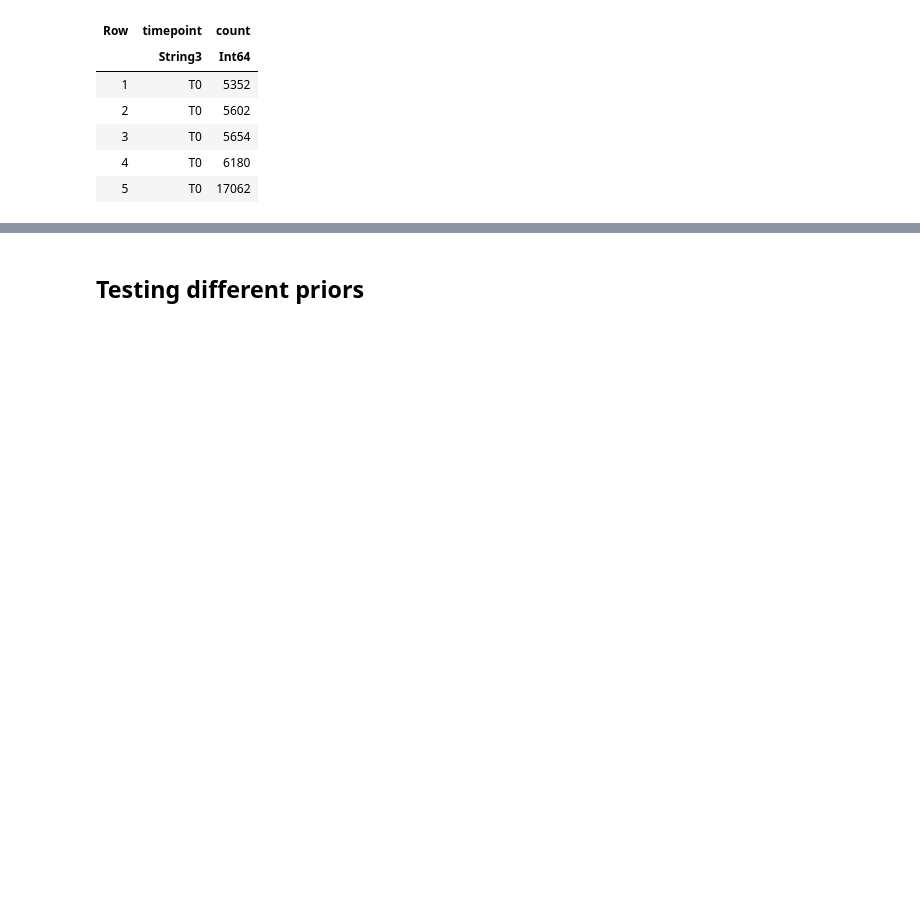
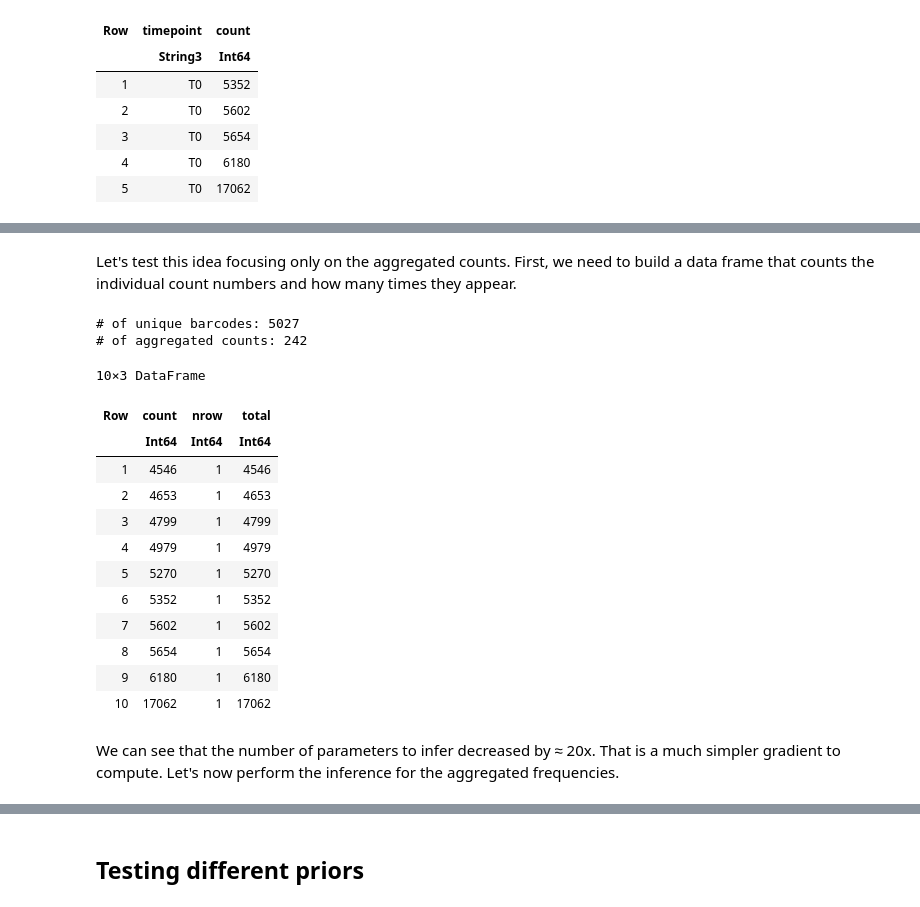
Before and after one commit to mrazomej/bayesian_fitness, a Jupyter notebook: code/exploratory/bayesian_multinomial_dirichlet.ipynb, the cells around one changed output, grey strips where cells are left out. Saved outputs shown, nothing was run; the diff lists cells and outputs as text; code cells hidden in the pictures; blank space fills up the shorter version.

```diff
--- a/code/exploratory/bayesian_multinomial_dirichlet.ipynb
+++ b/code/exploratory/bayesian_multinomial_dirichlet.ipynb
@@ -293,3 +344,36 @@ inference.
+# %% [markdown]
+Let's test this idea focusing only on the aggregated counts. First, we need to
+build a data frame that counts the individual count numbers and how many times
+they appear.
+# %%
+# Count rows with a particular count number
+data_bin = DF.combine(DF.groupby(data, :count, sort=true), DF.nrow)
+# Add column with added counts
+data_bin[!, :total] = data_bin.count .* data_bin.nrow
+
+println("# of unique barcodes: $(size(data, 1))")
+println("# of aggregated counts: $(size(data_bin, 1))")
+last(data_bin, 10)
+# %% [output]
+# of unique barcodes: 5027
+# of aggregated counts: 242
+10×3 DataFrame
+| Row | count | nrow | total |
+|  | Int64 | Int64 | Int64 |
+| 1 | 4546 | 1 | 4546 |
+| 2 | 4653 | 1 | 4653 |
+| 3 | 4799 | 1 | 4799 |
+| 4 | 4979 | 1 | 4979 |
+| 5 | 5270 | 1 | 5270 |
+| 6 | 5352 | 1 | 5352 |
+| 7 | 5602 | 1 | 5602 |
+| 8 | 5654 | 1 | 5654 |
+| 9 | 6180 | 1 | 6180 |
+| 10 | 17062 | 1 | 17062 |
+# %% [markdown]
+We can see that the number of parameters to infer decreased by ≈ 20x. That is a
+much simpler gradient to compute. Let's now perform the inference for the
+aggregated frequencies.
 # %%
 Random.seed!(42)
 
```
Also changed, not shown: parts of 9 cells of this notebook.
